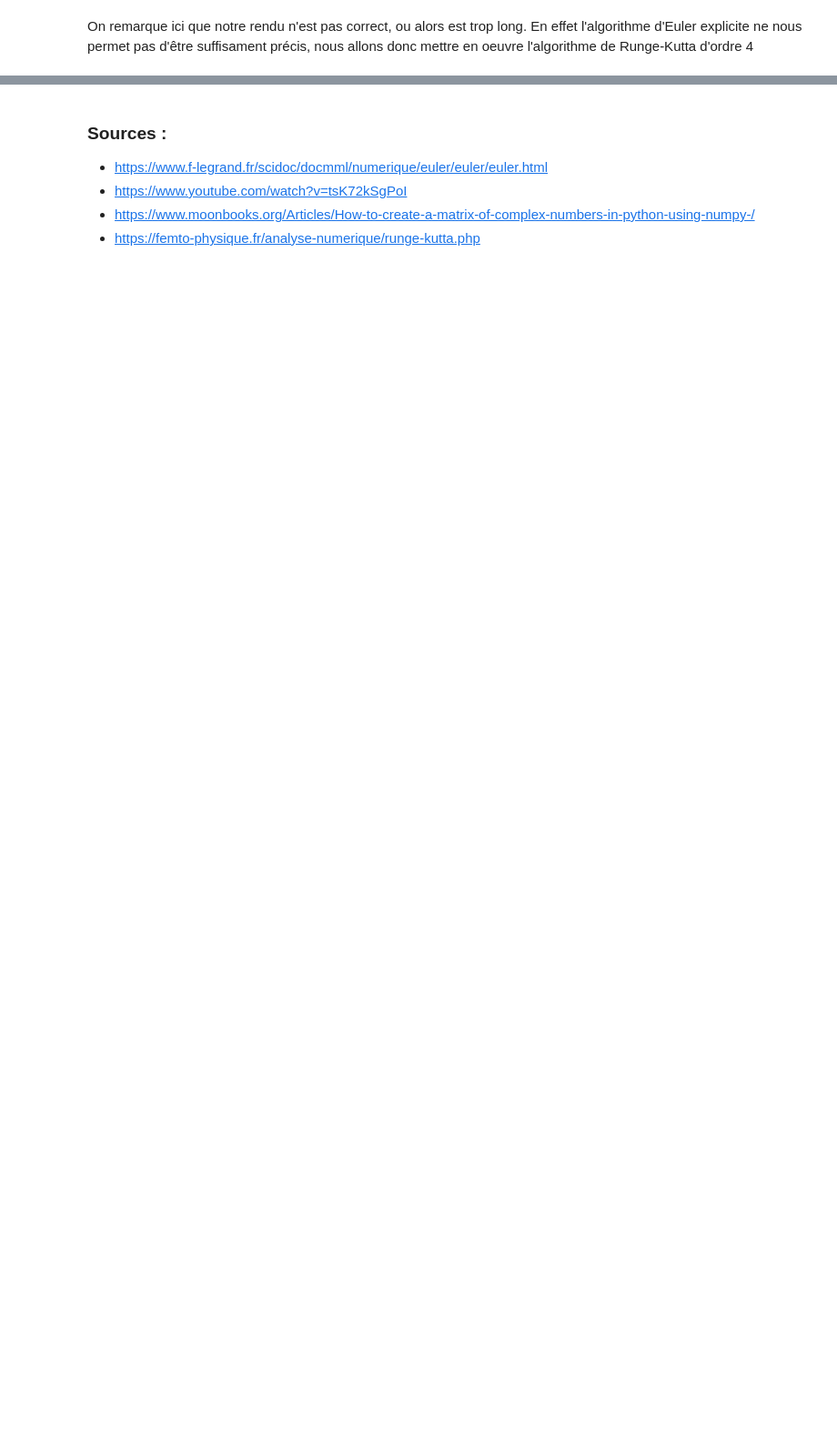
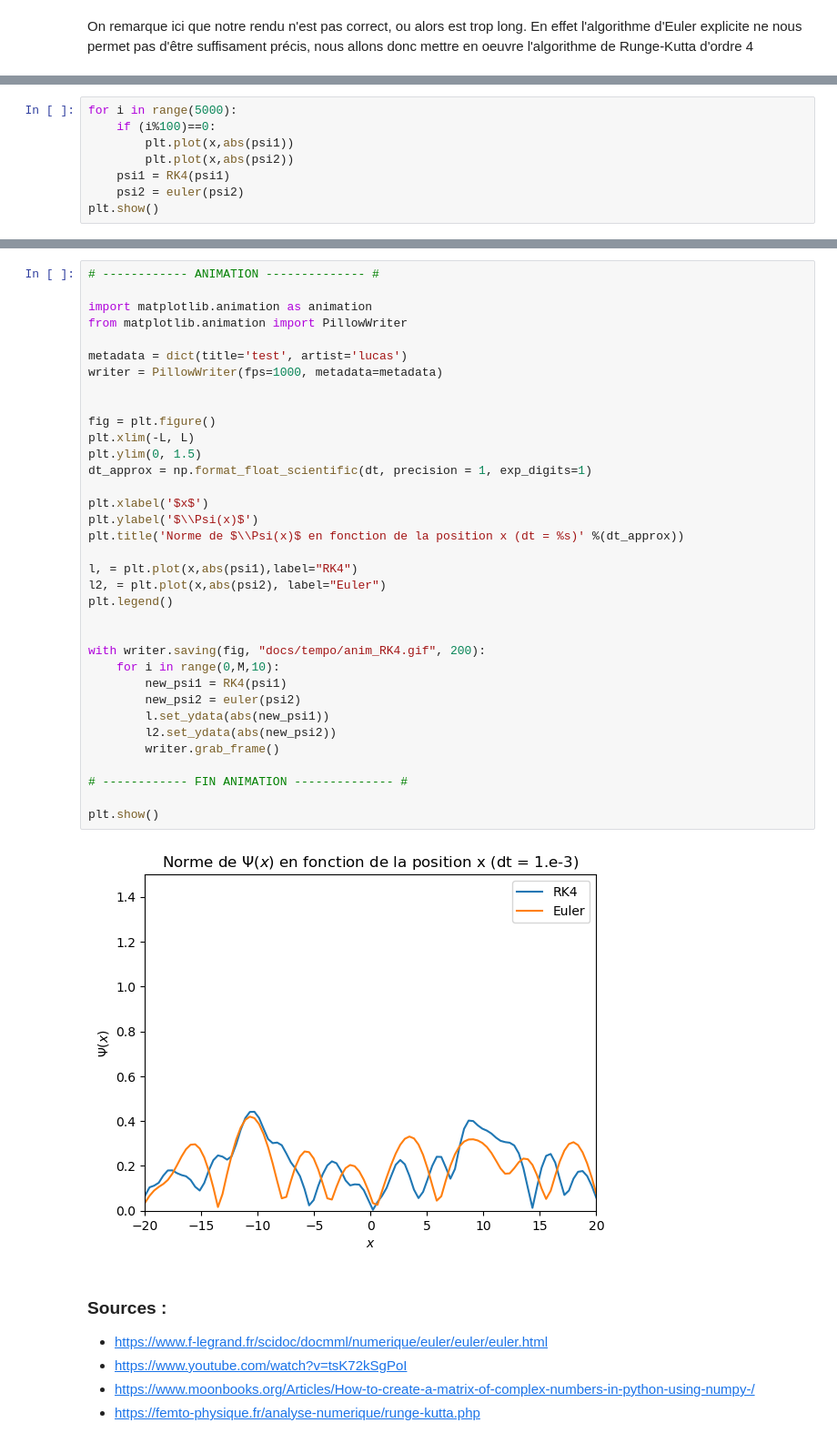
Before and after one commit to lucasboistay/shrodinger_simulation, a Jupyter notebook: evo_temp.ipynb, the cells around one changed output, grey strips where cells are left out. Shown at 91% size. Cells and saved outputs as stored; diff of their text form; blank space fills up the shorter version.

```diff
--- a/evo_temp.ipynb
+++ b/evo_temp.ipynb
@@ -206,0 +241,8 @@ On remarque ici que notre rendu n'est pas correct, ou alors est trop long. En ef
+# %%
+for i in range(5000):
+    if (i%100)==0:
+        plt.plot(x,abs(psi1))
+        plt.plot(x,abs(psi2))
+    psi1 = RK4(psi1)
+    psi2 = euler(psi2)
+plt.show()
@@ -207,3 +251,40 @@ On remarque ici que notre rendu n'est pas correct, ou alors est trop long. En ef
+# %%
+# ------------ ANIMATION -------------- #
+
+import matplotlib.animation as animation
+from matplotlib.animation import PillowWriter
+
+metadata = dict(title='test', artist='lucas')
+writer = PillowWriter(fps=1000, metadata=metadata)
+
+
+fig = plt.figure()
+plt.xlim(-L, L)
+plt.ylim(0, 1.5)
+dt_approx = np.format_float_scientific(dt, precision = 1, exp_digits=1)
+
+plt.xlabel('$x$')
+plt.ylabel('$\\Psi(x)$')
+plt.title('Norme de $\\Psi(x)$ en fonction de la position x (dt = %s)' %(dt_approx))
+
+l, = plt.plot(x,abs(psi1),label="RK4")
+l2, = plt.plot(x,abs(psi2), label="Euler")
+plt.legend()
+
+
+with writer.saving(fig, "docs/tempo/anim_RK4.gif", 200):
+    for i in range(0,M,10):
+        new_psi1 = RK4(psi1)
+        new_psi2 = euler(psi2)
+        l.set_ydata(abs(new_psi1))
+        l2.set_ydata(abs(new_psi2))
+        writer.grab_frame()
+
+# ------------ FIN ANIMATION -------------- #
+
+plt.show()
+# %% [output]
+[figure, added]
 # %% [markdown]
 ### Sources :
  - https://www.f-legrand.fr/scidoc/docmml/numerique/euler/euler/euler.html
```
Also changed, not shown: parts of 7 cells of this notebook, 2 other files.
